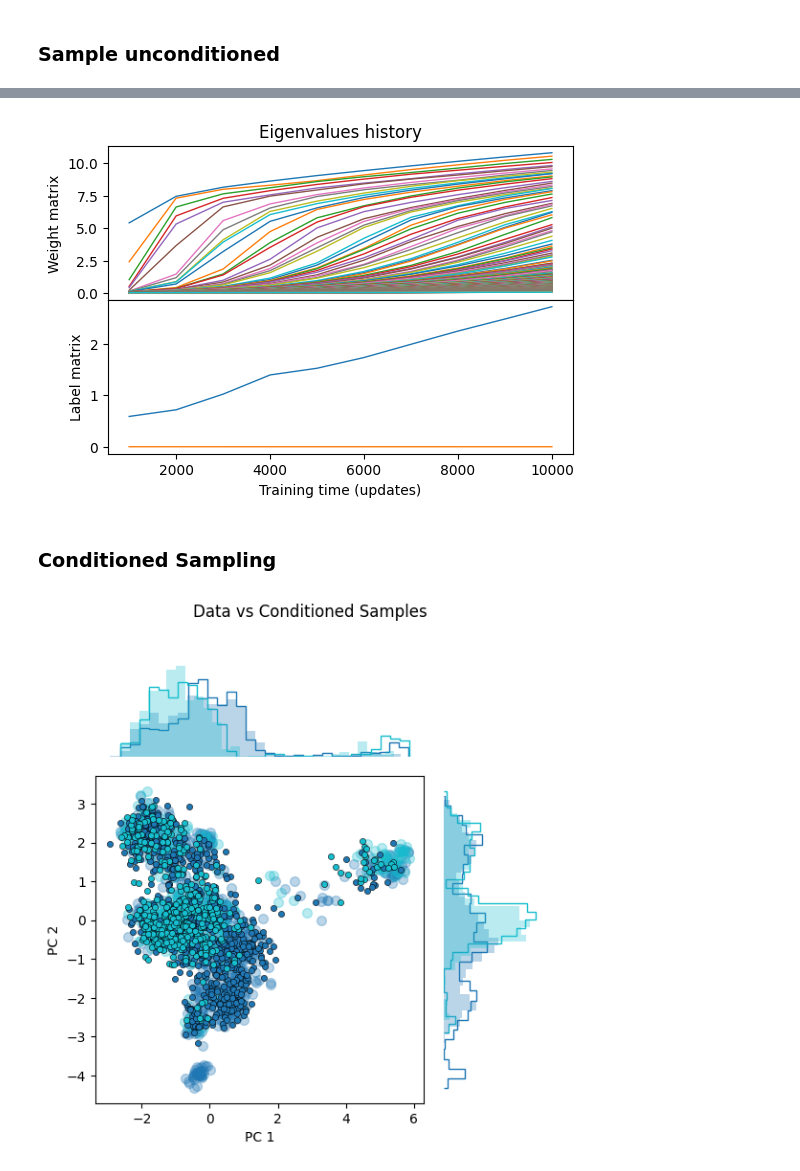
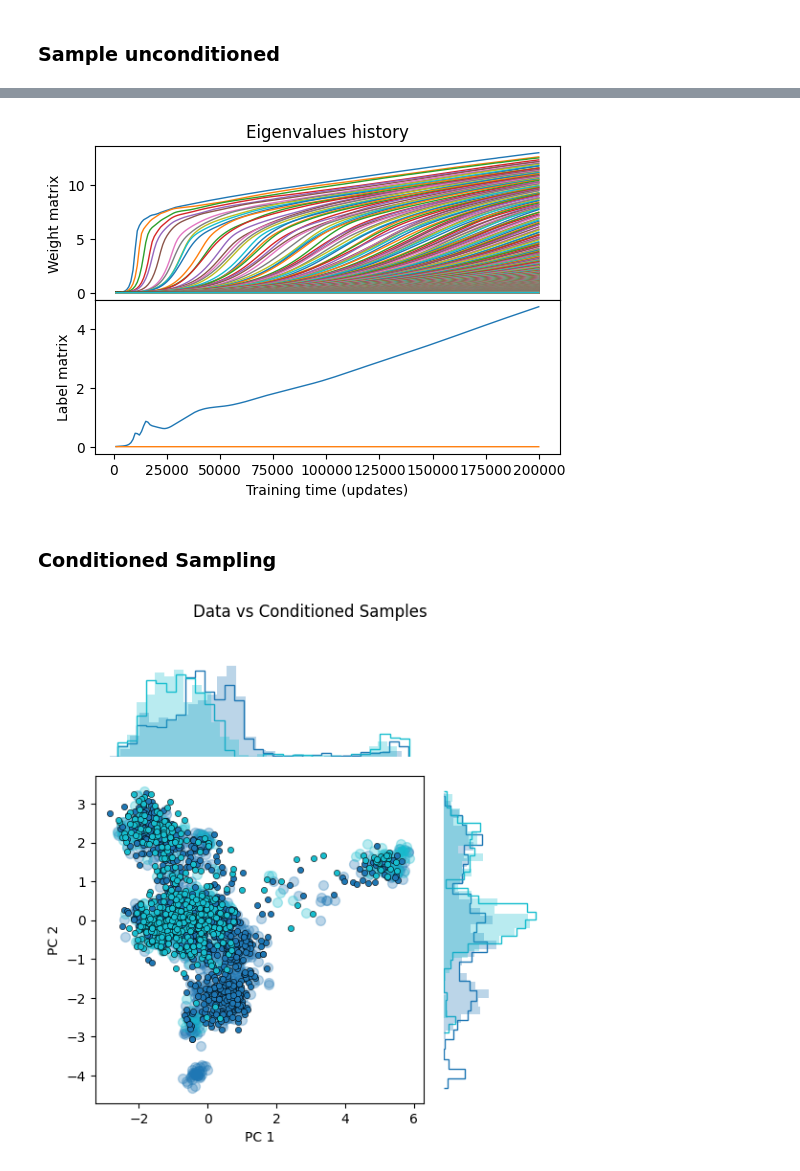
Before and after one commit to spqb/thermostable-ribozymes, a Jupyter notebook: notebooks/analysis_CM.ipynb, the cells around one changed output, grey strips where cells are left out. Cells and saved outputs as stored; diff of their text form; code cells hidden in the pictures.

```diff
--- a/notebooks/analysis_CM.ipynb
+++ b/notebooks/analysis_CM.ipynb
@@ -38,11 +38,13 @@ from annadca.dataset import annaDataset
 from annadca.utils import get_eigenvalues_history
 from annadca.plot import plot_PCA
 from adabmDCA.fasta import get_tokens
+from adabmDCA.stats import get_freq_single_point, get_freq_two_points, get_correlation_two_points
+
 
 fname_data = "../data/CM/Natural_CM.csv"
 fname_gen = "../data/CM/Generated_CM.csv"
-fname_model = "../models/CM_params.h5"
-fname_chains = "../models/CM_chains.fasta"
+fname_model = "../models/CM_H1000_lr0.001_params.h5"
+fname_chains = "../models/CM_H1000_lr0.001_chains.fasta"
 
 device = torch.device("cuda" if torch.cuda.is_available() else "cpu")
 dtype = torch.float32
@@ -146,34 +148,34 @@ ax[0].set_ylabel("Weight matrix")
 ax[1].set_ylabel("Label matrix")
 ax[0].set_title("Eigenvalues history");
 # %% [output]
-[figure, old version]
+[figure, new version]
 # %% [markdown]
 ### Conditioned Sampling
 # %%
 rbm.load(fname_model, device=device, dtype=dtype)
 cond_chains = rbm.sample_conditioned(
-    gibbs_steps=10000,
+    gibbs_steps=100000,
     targets=dataset.labels_one_hot,
 )
 
 cond_chains_proj = pca.transform(cond_chains["visible"].view(len(cond_chains["visible"]), -1).cpu().numpy())
 cond_chains_labels = labels_data
 
 fig = plt.figure(figsize=(6,6))
 fig = plot_PCA(
     fig=fig,
     data1=data_proj,
     labels1=labels_data,
     data2=cond_chains_proj,
     labels2=cond_chains_labels,
     label_to_color=label_to_color,
     dim1=0,
     dim2=1,
     title="Data vs Conditioned Samples",
     split_labels=True,
 )
 # %% [output]
-[figure, old version]
+[figure, new version]
 # %%
 # Plot pca of conditioned chains and data but only one label
 label_idx = 1
```
Also changed, not shown: parts of 17 cells of this notebook.
